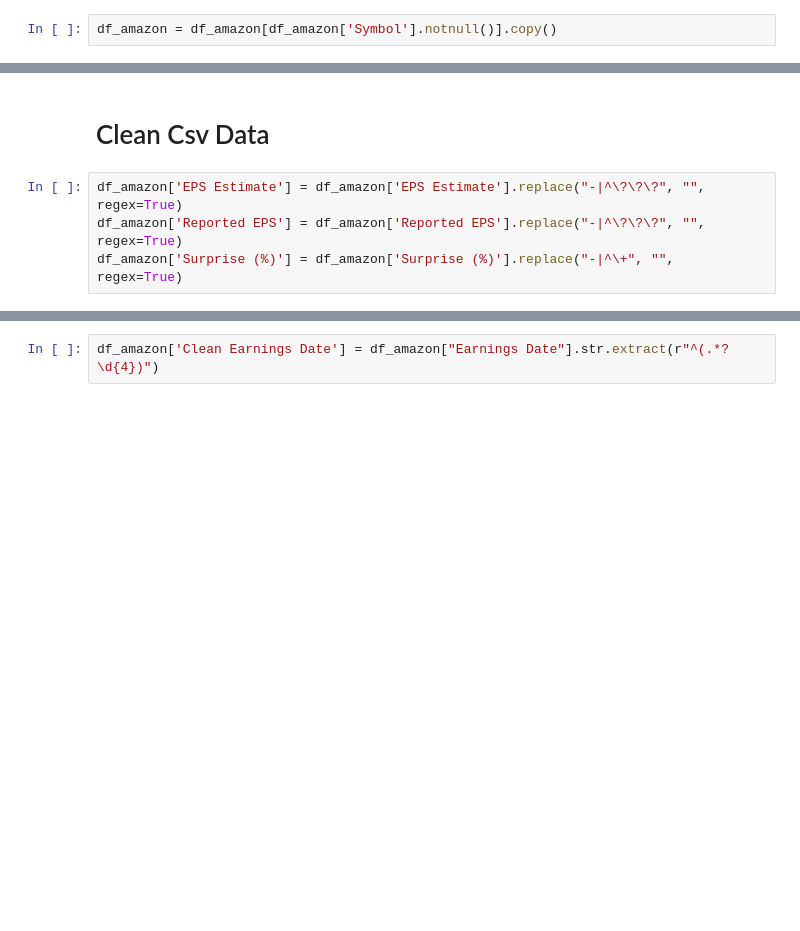
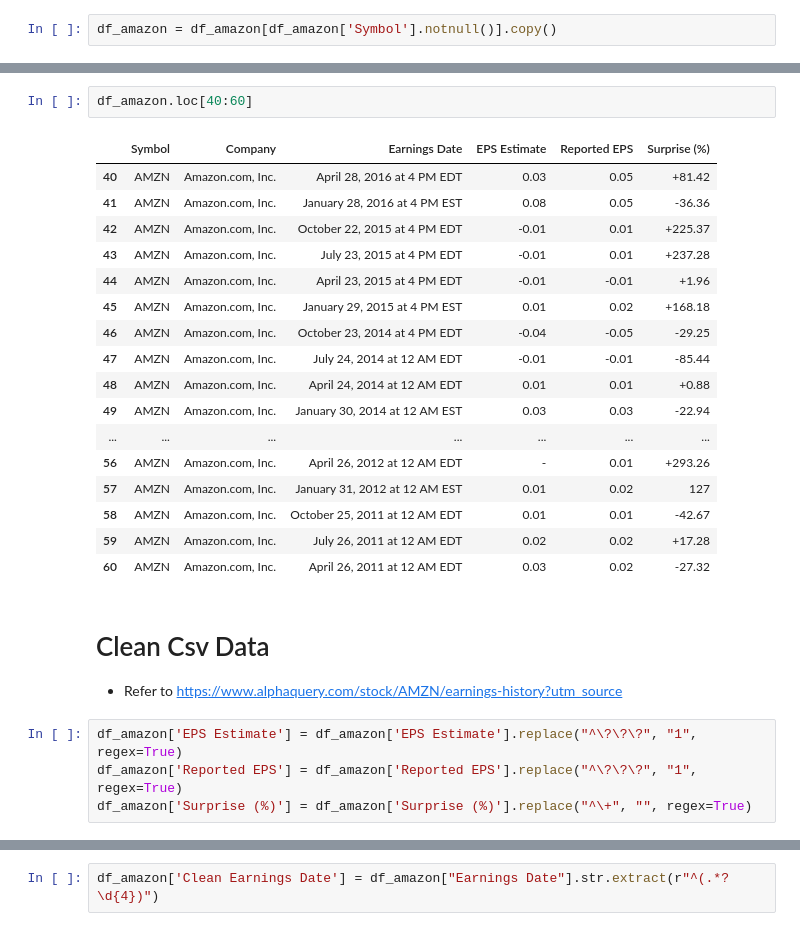
Before and after one commit to ju-arroyom/stock-markets-zoomcamp, a Jupyter notebook: hw1/hw1.ipynb, the cells around one changed output, grey strips where cells are left out. Saved outputs shown, nothing was run; the diff lists cells and outputs as text; blank space fills up the shorter version.

```diff
--- a/hw1/hw1.ipynb
+++ b/hw1/hw1.ipynb
@@ -182,6 +247,28 @@ df_amazon.head()
+# %%
+df_amazon.loc[40:60]
+# %% [output]
+|  | Symbol | Company | Earnings Date | EPS Estimate | Reported EPS | Surprise (%) |
+| 40 | AMZN | Amazon.com, Inc. | April 28, 2016 at 4 PM EDT | 0.03 | 0.05 | +81.42 |
+| 41 | AMZN | Amazon.com, Inc. | January 28, 2016 at 4 PM EST | 0.08 | 0.05 | -36.36 |
+| 42 | AMZN | Amazon.com, Inc. | October 22, 2015 at 4 PM EDT | -0.01 | 0.01 | +225.37 |
+| 43 | AMZN | Amazon.com, Inc. | July 23, 2015 at 4 PM EDT | -0.01 | 0.01 | +237.28 |
+| 44 | AMZN | Amazon.com, Inc. | April 23, 2015 at 4 PM EDT | -0.01 | -0.01 | +1.96 |
+| 45 | AMZN | Amazon.com, Inc. | January 29, 2015 at 4 PM EST | 0.01 | 0.02 | +168.18 |
+| 46 | AMZN | Amazon.com, Inc. | October 23, 2014 at 4 PM EDT | -0.04 | -0.05 | -29.25 |
+| 47 | AMZN | Amazon.com, Inc. | July 24, 2014 at 12 AM EDT | -0.01 | -0.01 | -85.44 |
+| 48 | AMZN | Amazon.com, Inc. | April 24, 2014 at 12 AM EDT | 0.01 | 0.01 | +0.88 |
+| 49 | AMZN | Amazon.com, Inc. | January 30, 2014 at 12 AM EST | 0.03 | 0.03 | -22.94 |
+| ... | ... | ... | ... | ... | ... | ... |
+| 56 | AMZN | Amazon.com, Inc. | April 26, 2012 at 12 AM EDT | - | 0.01 | +293.26 |
+| 57 | AMZN | Amazon.com, Inc. | January 31, 2012 at 12 AM EST | 0.01 | 0.02 | 127 |
+| 58 | AMZN | Amazon.com, Inc. | October 25, 2011 at 12 AM EDT | 0.01 | 0.01 | -42.67 |
+| 59 | AMZN | Amazon.com, Inc. | July 26, 2011 at 12 AM EDT | 0.02 | 0.02 | +17.28 |
+| 60 | AMZN | Amazon.com, Inc. | April 26, 2011 at 12 AM EDT | 0.03 | 0.02 | -27.32 |
 # %% [markdown]
 # Clean Csv Data
+
+- Refer to https://www.alphaquery.com/stock/AMZN/earnings-history?utm_source
 # %%
-df_amazon['EPS Estimate'] = df_amazon['EPS Estimate'].replace("-|^\?\?\?", "", regex=True)
-df_amazon['Reported EPS'] = df_amazon['Reported EPS'].replace("-|^\?\?\?", "", regex=True)
-df_amazon['Surprise (%)'] = df_amazon['Surprise (%)'].replace("-|^\+", "", regex=True)
+df_amazon['EPS Estimate'] = df_amazon['EPS Estimate'].replace("^\?\?\?", "1", regex=True)
+df_amazon['Reported EPS'] = df_amazon['Reported EPS'].replace("^\?\?\?", "1", regex=True)
+df_amazon['Surprise (%)'] = df_amazon['Surprise (%)'].replace("^\+", "", regex=True)
```
Also changed, not shown: parts of 20 cells of this notebook.
